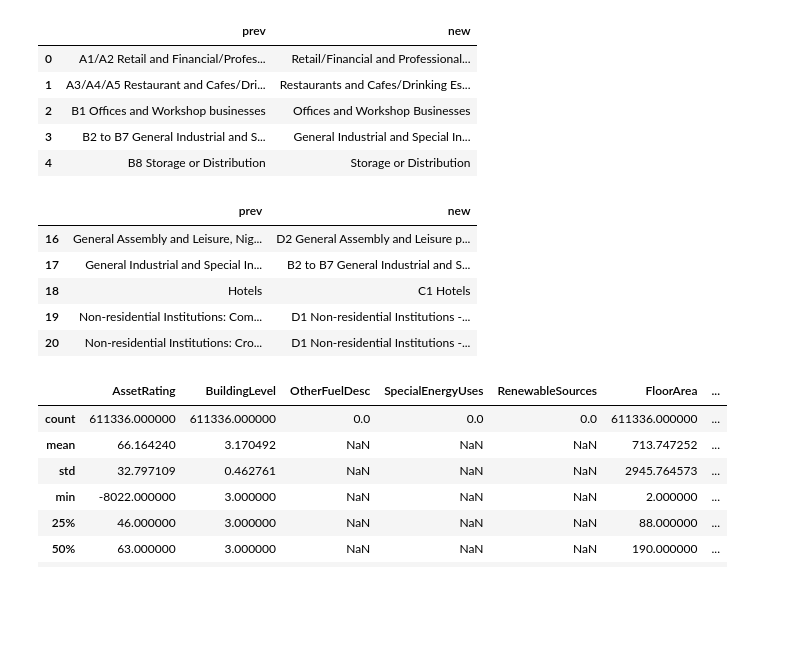
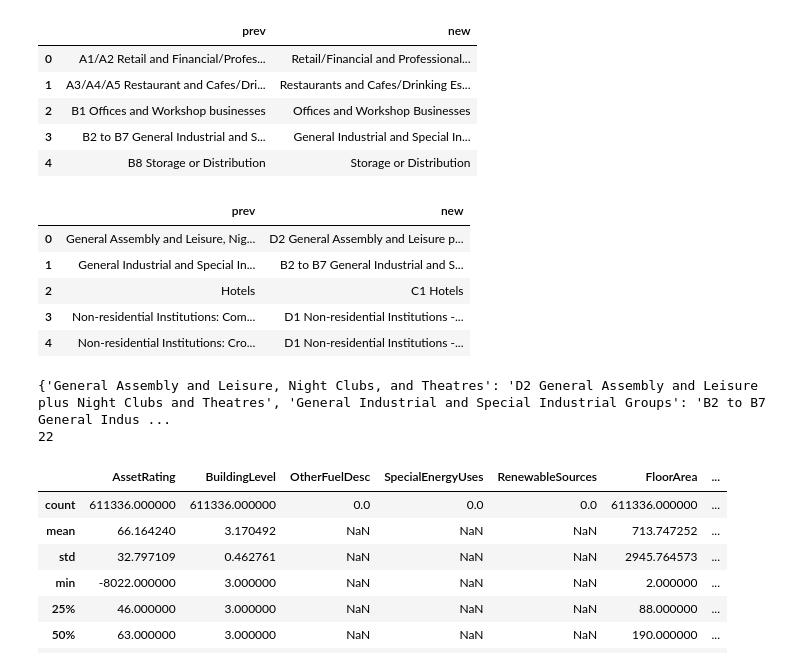
Before and after one commit to iaspidem/epc-learn, a Jupyter notebook: preprocess.ipynb, the cells around one changed output. Cells and saved outputs as stored; diff of their text form; code cells hidden in the pictures; blank space fills up the shorter version.

Commit message:
create mapping dict

```diff
--- a/preprocess.ipynb
+++ b/preprocess.ipynb
@@ -131,14 +131,22 @@ df.head()
 | 4 | B8 Storage or Distribution | Storage or Distribution |
 # %%
 df = df.drop([0, 1, 2, 3, 4, 5, 6, 7, 8, 9, 10, 11, 12, 13, 14, 15, 30, 31, 32, 33, 34, 38])
+df = df.reset_index(drop=True)
 df.head()
 # %% [output]
 |  | prev | new |
-| 16 | General Assembly and Leisure, Nig... | D2 General Assembly and Leisure p... |
-| 17 | General Industrial and Special In... | B2 to B7 General Industrial and S... |
-| 18 | Hotels | C1 Hotels |
-| 19 | Non-residential Institutions: Com... | D1 Non-residential Institutions -... |
-| 20 | Non-residential Institutions: Cro... | D1 Non-residential Institutions -... |
+| 0 | General Assembly and Leisure, Nig... | D2 General Assembly and Leisure p... |
+| 1 | General Industrial and Special In... | B2 to B7 General Industrial and S... |
+| 2 | Hotels | C1 Hotels |
+| 3 | Non-residential Institutions: Com... | D1 Non-residential Institutions -... |
+| 4 | Non-residential Institutions: Cro... | D1 Non-residential Institutions -... |
+# %%
+category_dict = dict(zip(df['prev'], df['new']))
+print(category_dict)
+print(len(category_dict))
+# %% [output]
+{'General Assembly and Leisure, Night Clubs, and Theatres': 'D2 General Assembly and Leisure plus Night Clubs and Theatres', 'General Industrial and Special Industrial Groups': 'B2 to B7 General Indus ...
+22
 # %%
 df_nd.describe()
 # %% [output]
```
